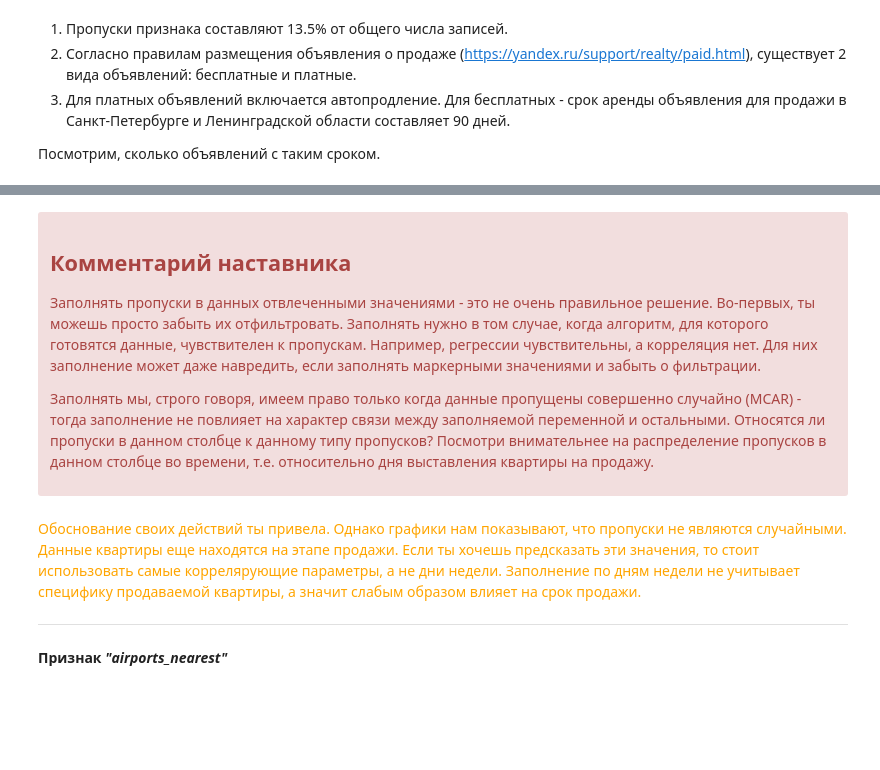
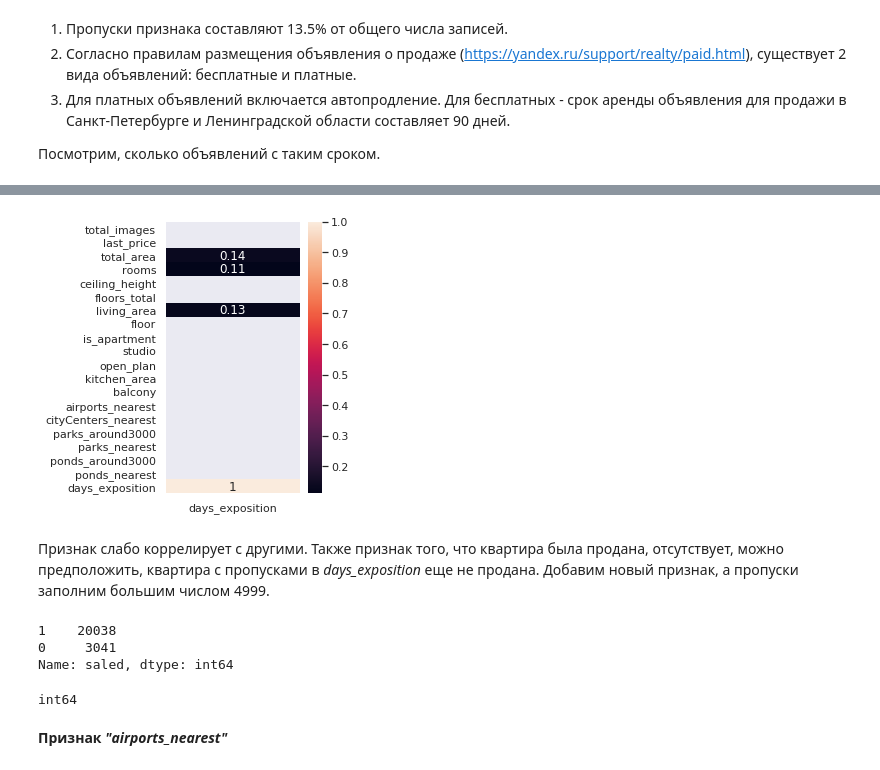
Before and after one commit to novmad/praktikum-tasks, a Jupyter notebook: p04_apartments/p04_da_apartments.ipynb, the cells around one changed output, grey strips where cells are left out. Cells and saved outputs as stored; diff of their text form; code cells hidden in the pictures; blank space fills up the shorter version.

```diff
--- a/p04_apartments/p04_da_apartments.ipynb
+++ b/p04_apartments/p04_da_apartments.ipynb
@@ -531,23 +573,31 @@ df[df['days_exposition'].isna()].shape[0]
+# %%
+# посмотрим на корреляцию других признаков с days_exposition
+plt.figure(figsize=(3,5))
+df_corr = df.corr()[['days_exposition']]
+mask = (df_corr > 0.1)|(df_corr < -0.1)
+sns.heatmap(df_corr[mask], annot=True);
+# %% [output]
+[figure, added]
+# %% [markdown]
+Признак слабо коррелирует с другими.
+Также признак того, что квартира была продана, отсутствует, можно предположить, квартира с пропусками в _days_exposition_ еще не продана. Добавим новый признак, а пропуски заполним большим числом 4999.
+# %%
+saled_flag = 4999
+
+df['days_exposition'] = df['days_exposition'].fillna(saled_flag)
+df['saled'] = df.days_exposition.apply(lambda x: 0 if x == saled_flag else 1)
+
+df.saled.value_counts()
+# %% [output]
+1    20038
+0     3041
+Name: saled, dtype: int64
 # %%
-# # изменим тип данных float64 -> int64
-# df['days_exposition'] = df['days_exposition'].astype('int')
-
-# проверка
+# изменим тип данных float64 -> int64
+df['days_exposition'] = df['days_exposition'].astype('int')
 print(df['days_exposition'].dtypes)
+# %% [output]
+int64
-# %% [markdown]
-<div class="alert alert-danger">
-<h2> Комментарий наставника</h2>
-
-Заполнять пропуски в данных отвлеченными значениями - это не очень правильное решение. Во-первых, ты можешь просто забыть их отфильтровать. Заполнять нужно в том случае, когда алгоритм, для которого готовятся данные, чувствителен к пропускам. Например, регрессии чувствительны, а корреляция  нет. Для них заполнение может даже навредить, если заполнять маркерными значениями и забыть о фильтрации.
-
-Заполнять мы, строго говоря, имеем право только когда данные пропущены совершенно случайно (MCAR) - тогда заполнение не повлияет на характер связи между заполняемой переменной и остальными. Относятся ли пропуски в данном столбце к данному типу пропусков? Посмотри внимательнее на распределение пропусков в данном столбце во времени, т.е. относительно дня выставления квартиры на продажу.
-
-
-</div>
-# %% [markdown]
-<font color=orange>Обоснование своих действий ты привела. Однако графики нам показывают, что пропуски не являются случайными. Данные квартиры еще находятся на этапе продажи. Если ты хочешь предсказать эти значения, то стоит использовать самые коррелярующие параметры, а не дни недели. Заполнение по дням недели не учитывает специфику продаваемой квартиры, а значит слабым образом влияет на срок продажи.
-
----
 # %% [markdown]
 **Признак _"airports_nearest"_**
 # %% [markdown]
```
Also changed, not shown: parts of 203 cells of this notebook, 2 other files.
